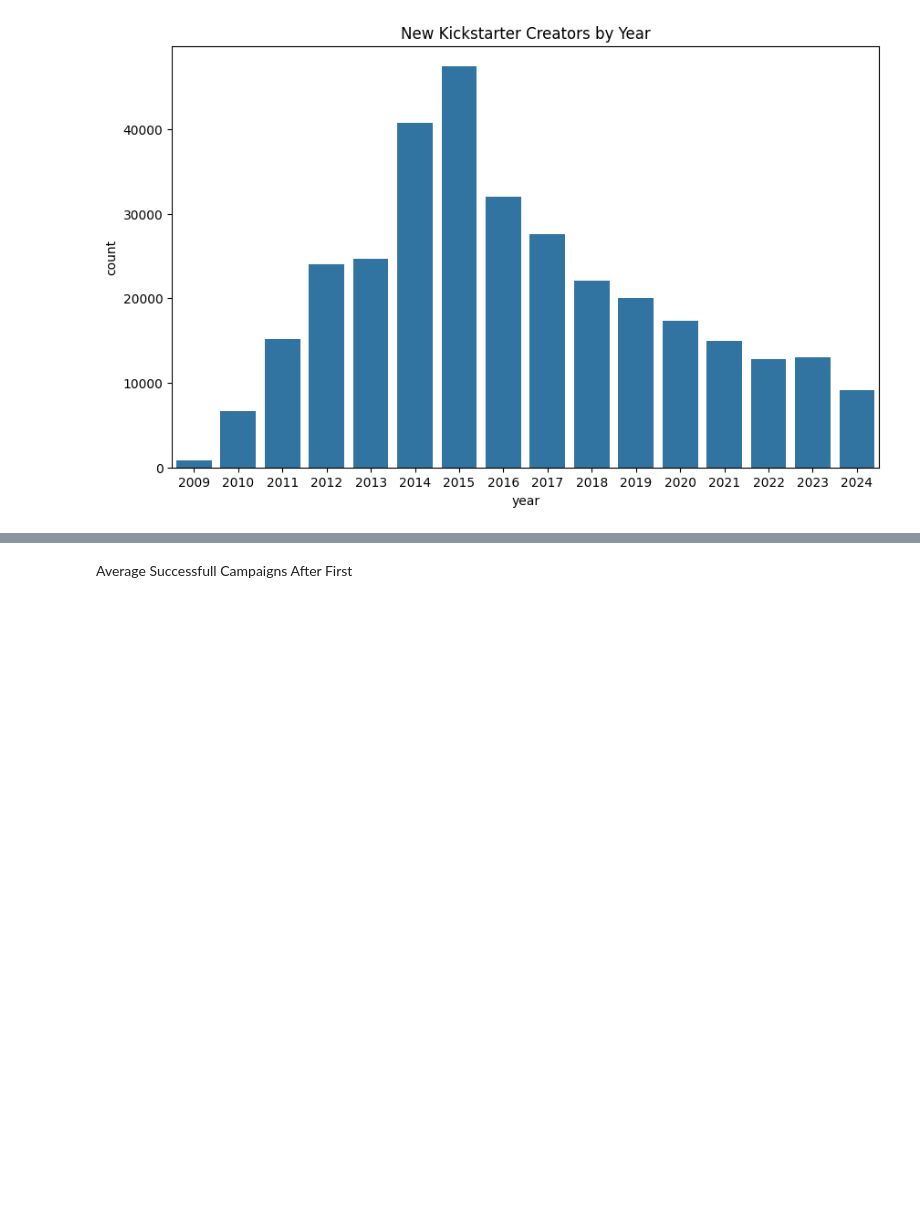
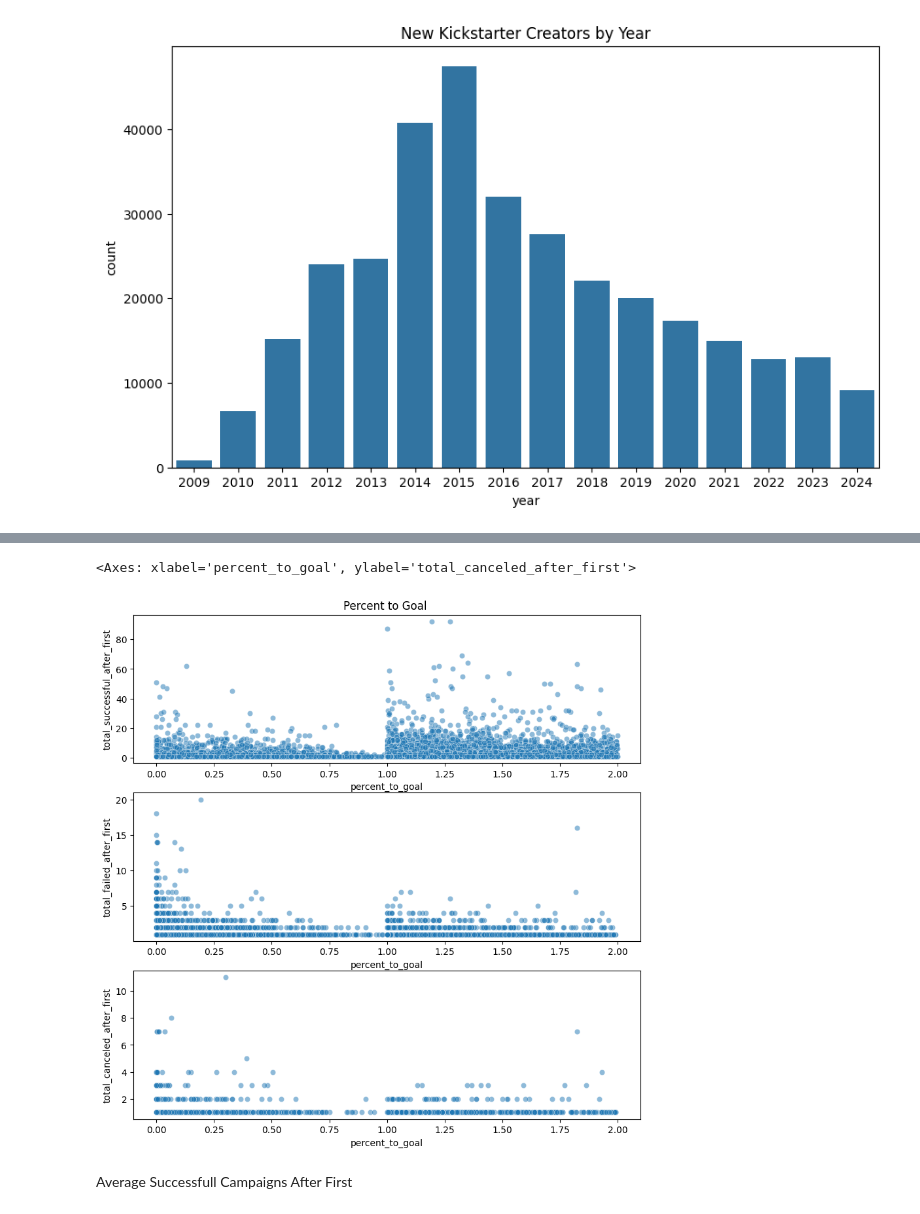
Before and after one commit to sahilpatil98/kickstarter-JMP, a Jupyter notebook: data-analysis/analysis.ipynb, the cells around one changed output, grey strips where cells are left out. Cells and saved outputs as stored; diff of their text form; code cells hidden in the pictures; blank space fills up the shorter version.

```diff
--- a/data-analysis/analysis.ipynb
+++ b/data-analysis/analysis.ipynb
@@ -37,3 +81,18 @@ df['dollars_to_goal'] = df['goal'] - df['pledged']
+# %%
+plt.figure(figsize=(10,10))
+ax = plt.subplot(3, 1, 1)
+
+sns.scatterplot(data=plotting_df, x = 'percent_to_goal', y = 'total_successful_after_first', alpha = 0.5, ax = ax)
+plt.title('Percent to Goal ')
+
+ax = plt.subplot(3, 1, 2, sharex = ax)
+sns.scatterplot(data = plotting_df, x = 'percent_to_goal', y = 'total_failed_after_first', alpha = 0.5, ax = ax)
+
+ax = plt.subplot(3, 1, 3, sharex = ax)
+sns.scatterplot(data = plotting_df, x = 'percent_to_goal', y = 'total_canceled_after_first', alpha = 0.5, ax = ax)
+# %% [output]
+<Axes: xlabel='percent_to_goal', ylabel='total_canceled_after_first'>
+[figure, added]
 # %%
 # Filter out people too high or too low
 modified_df = df.copy()
```
Also changed, not shown: parts of 22 cells of this notebook.
